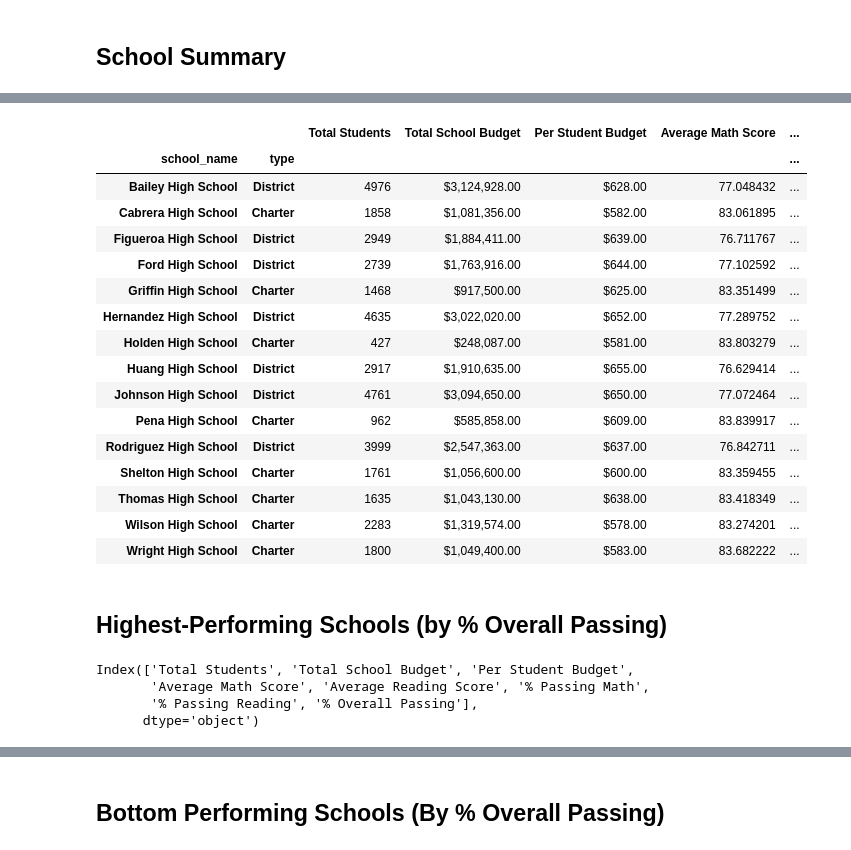
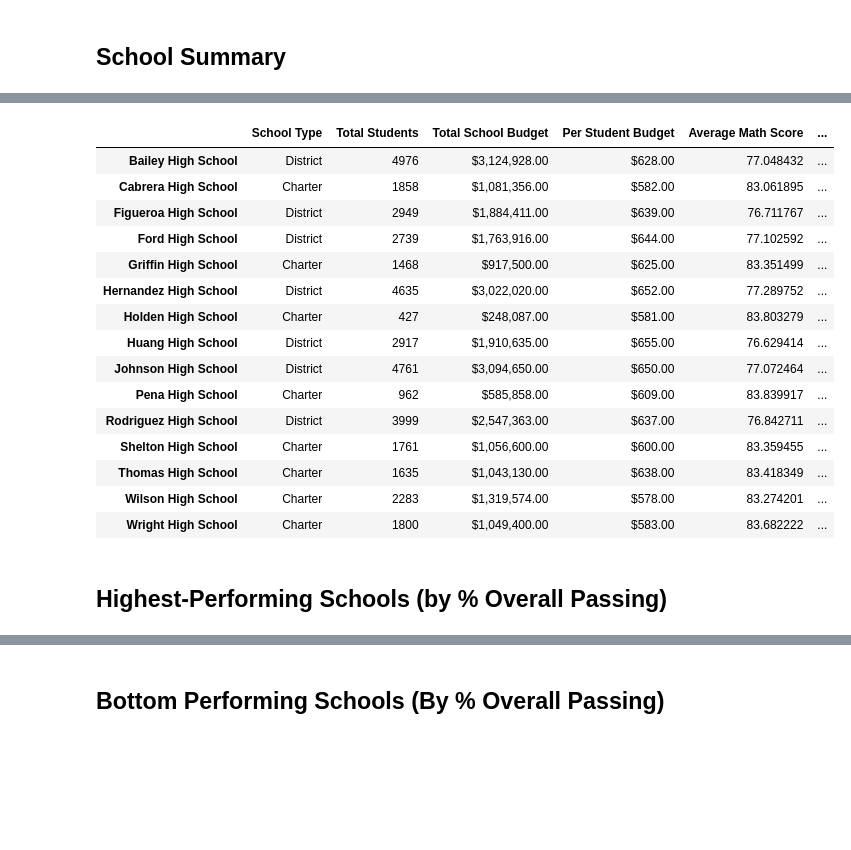
Before and after one commit to kbumadianne/homework4, a Jupyter notebook: PyCitySchools/PyCitySchools_solution.ipynb, the cells around one changed output, grey strips where cells are left out. Saved outputs shown, nothing was run; the diff lists cells and outputs as text; code cells hidden in the pictures; blank space fills up the shorter version.

```diff
--- a/PyCitySchools/PyCitySchools_solution.ipynb
+++ b/PyCitySchools/PyCitySchools_solution.ipynb
@@ -206,7 +213,8 @@ Index(['Student ID', 'student_name', 'gender', 'grade', 'school_name',
 # %%
 # Calculate the average test scores per school from school_data_complete
-per_school_math = school_data_complete_df.groupby(["school_name", "type"])["math_score"].mean()
-per_school_reading = school_data_complete_df.groupby(["school_name", "type"])["reading_score"].mean()
+# Use the groupby function to group the school name and pass the needed score column with the mean function
+per_school_math = school_data_complete_df.groupby("school_name")["math_score"].mean()
+per_school_reading = school_data_complete_df.groupby("school_name")["reading_score"].mean()
 # %%
 per_school_math
 # %% [output]
@@ -229,8 +237,8 @@ Wright High School     Charter     83.682222
 Name: math_score, dtype: float64
 # %%
 # Calculate the number of students per school with math scores of 70 or higher from school_data_complete
-
 students_passing_math = school_data_complete_df[school_data_complete_df["math_score"] >= 70]
-school_students_passing_math = students_passing_math.groupby(["school_name", "type"]).size()
+# Use the groupby and size function to group by school and find the number of passing per school in a series
+school_students_passing_math = students_passing_math.groupby("school_name").size()
 school_students_passing_math
 # %% [output]
@@ -254,6 +262,7 @@ dtype: int64
 # %%
 # Calculate the number of students per school with reading scores of 70 or higher from school_data_complete
 students_passing_reading =school_data_complete_df[school_data_complete_df["reading_score"] >= 70]
-school_students_passing_reading = students_passing_reading.groupby(["school_name", "type"]).size()
+# Use the groupby and size function to group by school and find the number of passing per school in a series
+school_students_passing_reading = students_passing_reading.groupby("school_name").size()
 school_students_passing_reading
 # %% [output]
@@ -276,9 +285,9 @@ Wright High School     Charter     1739
 dtype: int64
 # %%
 # Use the provided code to calculate the number of students per school that passed both math and reading with scores of 70 or higher
-students_passing_math_and_reading = school_data_complete[
+students_passing_math_and_reading = school_data_complete_df[
     (school_data_complete_df["reading_score"] >= 70) & (school_data_complete_df["math_score"] >= 70)
 ]
-school_students_passing_math_and_reading = students_passing_math_and_reading.groupby(["school_name", "type"]).size()
+school_students_passing_math_and_reading = students_passing_math_and_reading.groupby("school_name").size()
 school_students_passing_math_and_reading
 # %% [output]
@@ -326,30 +336,27 @@ school_name
 # %%
 # Create a DataFrame called `per_school_summary` with columns for the calculations above.
-per_school_summary = pd.DataFrame()
+# Set school name as an index in the dataframe and use the loc function to pass each series created above to a column in the dataset to correspond to the school index
+per_school_summary = pd.DataFrame(index=school_name)
 
 # Assign data to the DataFrame using .loc
-#per_school_summary.loc[:, "School Type"] = school_types
+per_school_summary.loc[:, "School Type"] = school_types
 per_school_summary.loc[:, "Total Students"] = per_school_counts
 per_school_summary.loc[:, "Total School Budget"] = per_school_budget
 per_school_summary.loc[:, "Per Student Budget"] = per_school_capita
 per_school_summary.loc[:, "Average Math Score"] = per_school_math
 per_school_summary.loc[:, "Average Reading Score"] = per_school_reading
 per_school_summary.loc[:, "% Passing Math"] = per_school_passing_math
 per_school_summary.loc[:, "% Passing Reading"] = per_school_passing_reading
 per_school_summary.loc[:, "% Overall Passing"] = overall_passing_rate
 
 # Formatting
 per_school_summary["Total School Budget"] = per_school_summary["Total School Budget"].map("${:,.2f}".format)
 per_school_summary["Per Student Budget"] = per_school_summary["Per Student Budget"].map("${:,.2f}".format)
 
-#change type column name to School Type
-#per_school_summary = per_school_summary.rename(columns={"type" : "School Type"})
-
 # Display the DataFrame
 per_school_summary
 # %% [output]
-|  |  | Total Students | Total School Budget | Per Student Budget | Average Math Score | ... |
-| school_name | type |  |  |  |  | ... |
+|  | School Type | Total Students | Total School Budget | Per Student Budget | Average Math Score | ... |
 | Bailey High School | District | 4976 | $3,124,928.00 | $628.00 | 77.048432 | ... |
 | Cabrera High School | Charter | 1858 | $1,081,356.00 | $582.00 | 83.061895 | ... |
 | Figueroa High School | District | 2949 | $1,884,411.00 | $639.00 | 76.711767 | ... |
@@ -367,13 +374,6 @@ per_school_summary
 | Wright High School | Charter | 1800 | $1,049,400.00 | $583.00 | 83.682222 | ... |
 # %% [markdown]
 ## Highest-Performing Schools (by % Overall Passing)
-# %%
-per_school_summary.columns
-# %% [output]
-Index(['Total Students', 'Total School Budget', 'Per Student Budget',
-       'Average Math Score', 'Average Reading Score', '% Passing Math',
-       '% Passing Reading', '% Overall Passing'],
-      dtype='object')
 # %%
 # Sort the schools by `% Overall Passing` in descending order and display the top 5 rows.
 top_schools = per_school_summary.sort_values(by="% Overall Passing", ascending=False)
```
Also changed, not shown: parts of 44 cells of this notebook.
